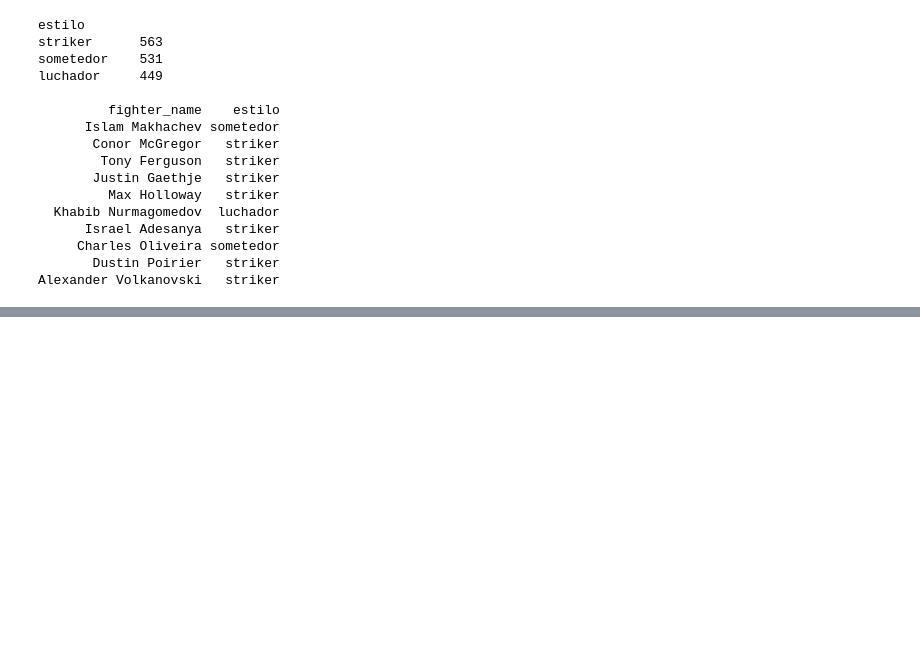
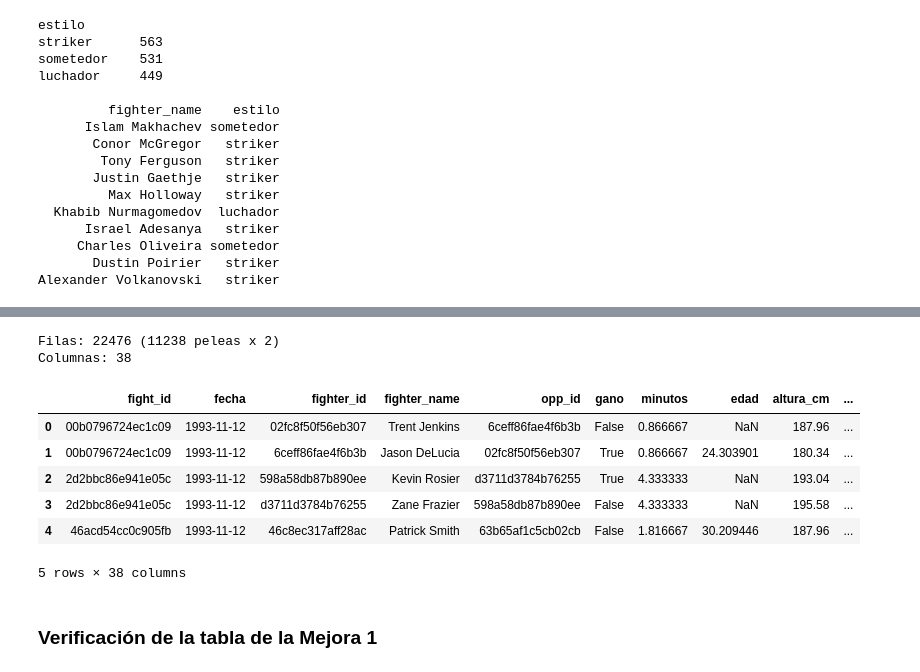
Before and after one commit to Samirsigno/ufcAnalysis, a Jupyter notebook: fighter_analisis.ipynb, the cells around one changed output, grey strips where cells are left out. Saved outputs shown, nothing was run; the diff lists cells and outputs as text; code cells hidden in the pictures; blank space fills up the shorter version.

```diff
--- a/fighter_analisis.ipynb
+++ b/fighter_analisis.ipynb
@@ -571,0 +845,54 @@ Alexander Volkanovski   striker
+# %%
+# Mejora 1 - Paso 8: solo peleas con ganador y variables del rival con prefijo opp_
+vars_peleador = [
+    "edad",
+    "altura_cm",
+    "alcance_cm",
+    "guardia",
+    "golpes_sig",
+    "derribos",
+    "int_sumision",
+    "min_prev",
+    "slpm_prev",
+    "td_avg_prev",
+    "sub_avg_prev",
+    "estilo",
+    "peleas_previas",
+    "racha",
+    "dias_desde_anterior",
+]
+peleas_estilo_df = historial.loc[
+    historial["result_status"] == "win",
+    ["fight_id", "fecha", "fighter_id", "fighter_name", "opp_id", "gano", "minutos"]
+    + vars_peleador,
+]
+rival = historial[["fight_id", "fighter_id", "fighter_name"] + vars_peleador].rename(
+    columns={
+        "fighter_id": "opp_id",
+        **{c: f"opp_{c}" for c in ["fighter_name"] + vars_peleador},
+    }
+)
+peleas_estilo_df = peleas_estilo_df.merge(rival, on=["fight_id", "opp_id"], how="left")
+peleas_estilo_df = peleas_estilo_df.sort_values(["fecha", "fight_id"]).reset_index(
+    drop=True
+)
+
+# Ojo: golpes_sig, derribos e int_sumision (y sus opp_) son de ESTA pelea: sirven para describirla,
+# pero no se pueden usar para predecir el resultado en la Mejora 3
+print(
+    f"Filas: {len(peleas_estilo_df)} ({peleas_estilo_df['fight_id'].nunique()} peleas x 2)"
+)
+print(f"Columnas: {peleas_estilo_df.shape[1]}")
+peleas_estilo_df.head()
+# %% [output]
+Filas: 22476 (11238 peleas x 2)
+Columnas: 38
+|  | fight_id | fecha | fighter_id | fighter_name | opp_id | gano | minutos | edad | altura_cm | ... |
+| 0 | 00b0796724ec1c09 | 1993-11-12 | 02fc8f50f56eb307 | Trent Jenkins | 6ceff86fae4f6b3b | False | 0.866667 | NaN | 187.96 | ... |
+| 1 | 00b0796724ec1c09 | 1993-11-12 | 6ceff86fae4f6b3b | Jason DeLucia | 02fc8f50f56eb307 | True | 0.866667 | 24.303901 | 180.34 | ... |
+| 2 | 2d2bbc86e941e05c | 1993-11-12 | 598a58db87b890ee | Kevin Rosier | d3711d3784b76255 | True | 4.333333 | NaN | 193.04 | ... |
+| 3 | 2d2bbc86e941e05c | 1993-11-12 | d3711d3784b76255 | Zane Frazier | 598a58db87b890ee | False | 4.333333 | NaN | 195.58 | ... |
+| 4 | 46acd54cc0c905fb | 1993-11-12 | 46c8ec317aff28ac | Patrick Smith | 63b65af1c5cb02cb | False | 1.816667 | 30.209446 | 187.96 | ... |
+5 rows × 38 columns
+# %% [markdown]
+### Verificación de la tabla de la Mejora 1
```
Also changed, not shown: parts of 13 cells of this notebook.
